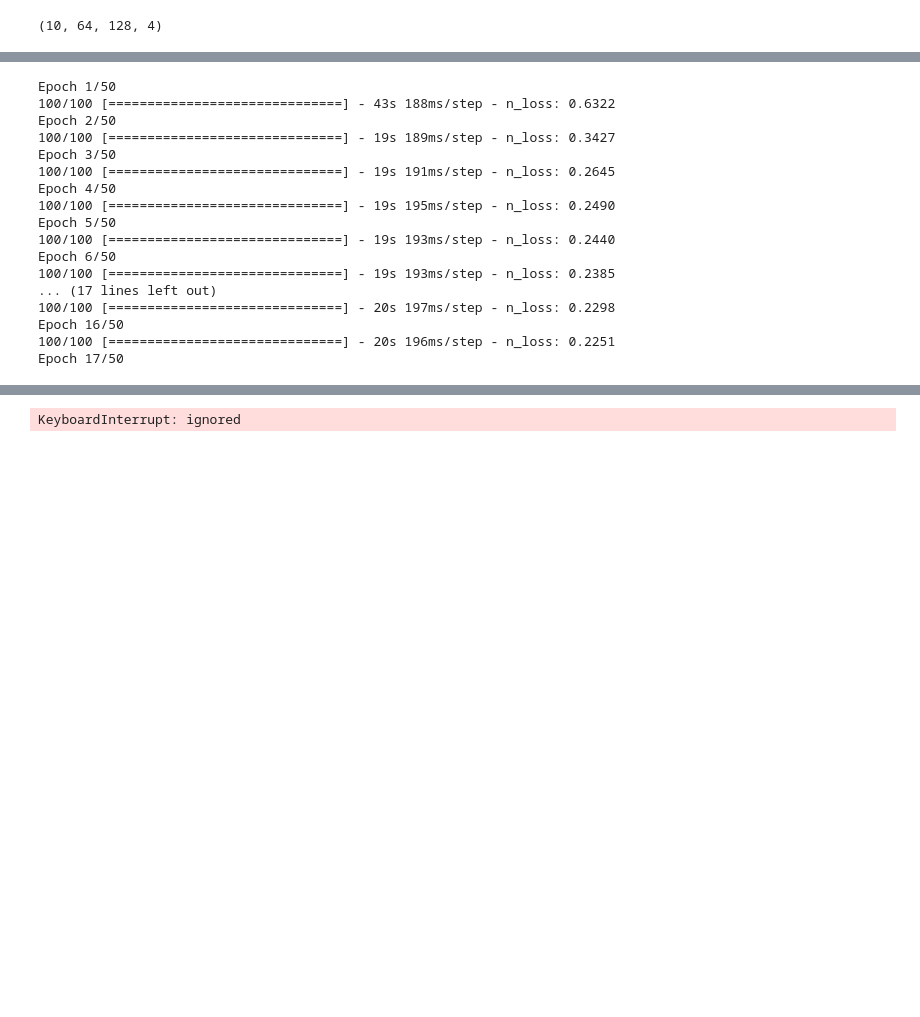
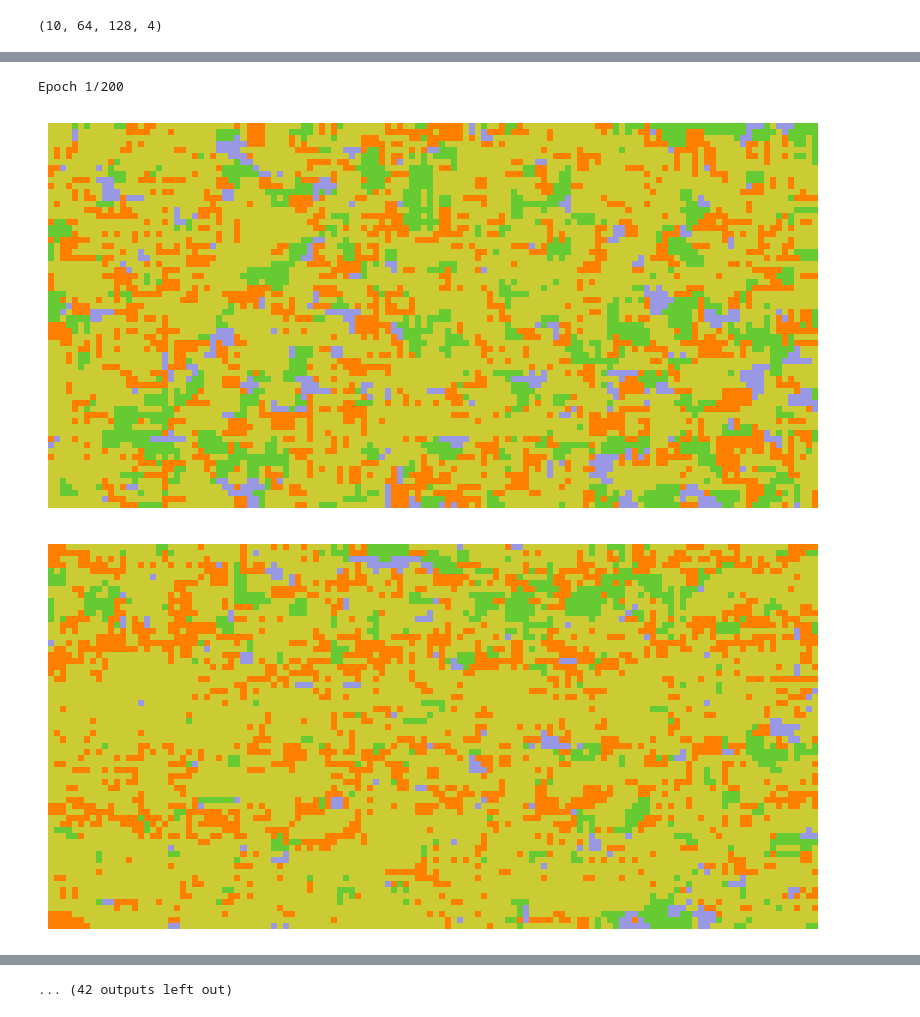
Before and after one commit to Pumafi/dl_spatial_gen_geol_facies, a Jupyter notebook: latent_space_diffusion.ipynb, the cells around one changed output, grey strips where cells are left out. Drawn from its saved outputs; the diff is of its cells as text; code cells hidden in the pictures; blank space fills up the shorter version.

```diff
--- a/latent_space_diffusion.ipynb
+++ b/latent_space_diffusion.ipynb
@@ -675,10 +673,16 @@ class DiffusionModel(keras.Model):
             pred_noises, pred_codes = self.denoise(noisy_code, noise_rates, signal_rates, training=True)
 
             noises_loss = tf.keras.losses.MeanAbsoluteError()(noises, pred_noises)  # training loss
-            # pred_images = self.trained_autoencoder.decoder(pred_codes)
+            pred_images = self.trained_autoencoder.decoder(pred_codes)
 
             # img_loss = tf.keras.losses.CategoricalCrossentropy()(images, pred_images)
 
+        plt.figure(figsize=(10, 5))
+        plt.axis('off')
+
+        plt.imshow(np.argmax(pred_images[0].numpy(), axis=-1).reshape((64, 128)),
+                    interpolation='nearest', cmap=cmap, norm=norm)
+        plt.show()
 
 
         gradients_model = tape1.gradient(noises_loss, self.network.trainable_weights)
@@ -692,4 +696,4 @@ class DiffusionModel(keras.Model):
 
         return {m.name: m.result() for m in self.metrics[:-1]}
 # %%
-latent_dim = (16, 32, 4)
+latent_dim = (16, 32, 32)
@@ -696,33 +702,19 @@ latent_dim = (16, 32, 4)
 # %%
 # create and compile the model
 model = DiffusionModel(image_size, widths, block_depth, img_embed_shape=latent_dim, trained_autoencoder=autoencoder)
 
-learning_rate = 1e-4
+learning_rate = 1e-5
 
 model.compile(
-    optimizer=tf.keras.optimizers.legacy.Adam(
-        learning_rate=learning_rate,
+    optimizer=tf.keras.optimizers.AdamW(
+        learning_rate=learning_rate, weight_decay=1e-4
     ),
     loss= tf.keras.losses.CategoricalCrossentropy(),
 )
 
 # run training and plot generated images periodically
-model.fit(x_train, batch_size=batch_size, epochs=50)
+model.fit(x_train, batch_size=batch_size, epochs=200)
 # %% [output]
-Epoch 1/50
-100/100 [==============================] - 43s 188ms/step - n_loss: 0.6322
-Epoch 2/50
-100/100 [==============================] - 19s 189ms/step - n_loss: 0.3427
-Epoch 3/50
-100/100 [==============================] - 19s 191ms/step - n_loss: 0.2645
-Epoch 4/50
-100/100 [==============================] - 19s 195ms/step - n_loss: 0.2490
-Epoch 5/50
-100/100 [==============================] - 19s 193ms/step - n_loss: 0.2440
-Epoch 6/50
-100/100 [==============================] - 19s 193ms/step - n_loss: 0.2385
-... (17 lines left out)
-100/100 [==============================] - 20s 197ms/step - n_loss: 0.2298
-Epoch 16/50
-100/100 [==============================] - 20s 196ms/step - n_loss: 0.2251
-Epoch 17/50
+Epoch 1/200
+[figure, added]
+[figure, added]
@@ -729 +730 @@ Epoch 17/50
-KeyboardInterrupt: ignored
+... (42 outputs left out)
```
Also changed, not shown: parts of 22 cells of this notebook.
